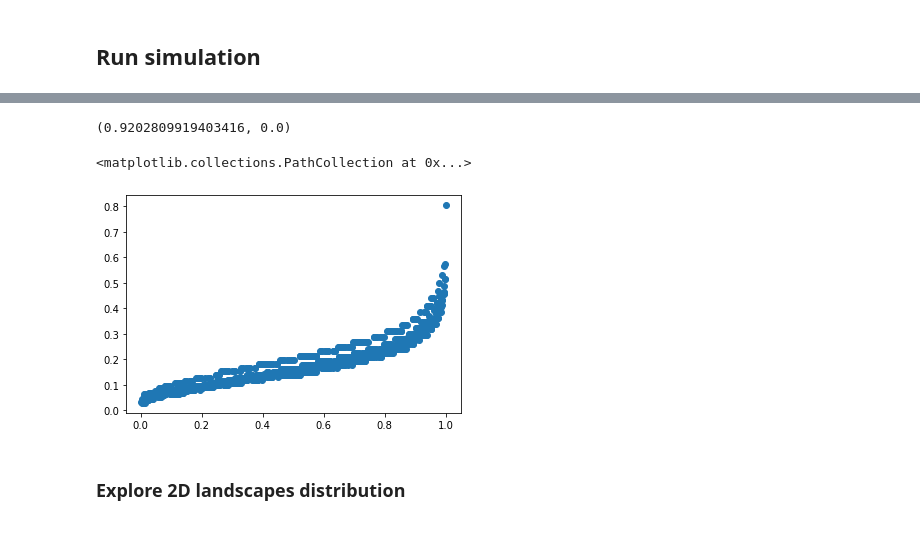
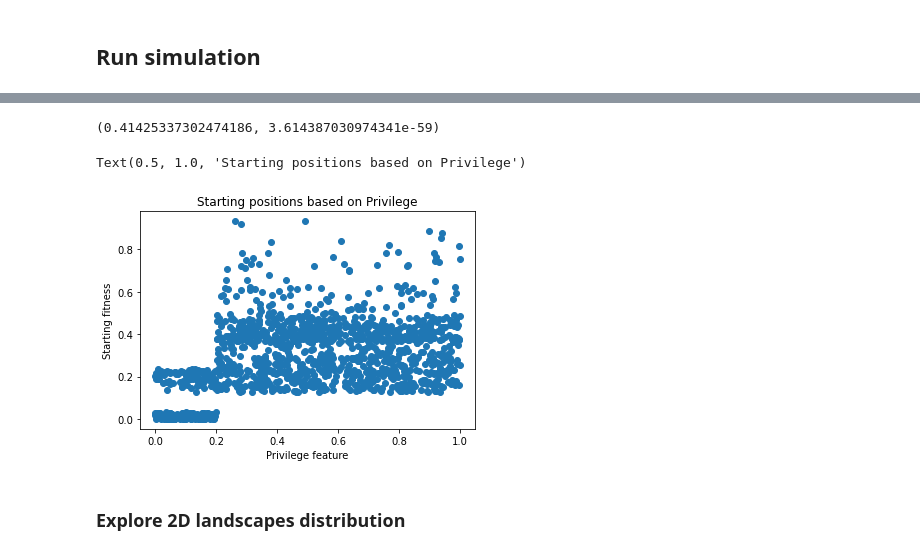
Before and after one commit to sheuschk/DiversitySimulation, a Jupyter notebook: Constructing Bias - Mentorship (Simulation 1).ipynb, the cells around one changed output, grey strips where cells are left out. Cells and saved outputs as stored; diff of their text form; code cells hidden in the pictures.

Commit message:
Update privilege in Sim 1

```diff
--- a/CCN_style_simulation.ipynb
+++ b/Constructing Bias - Mentorship (Simulation 1).ipynb
@@ -287,0 +290,18 @@ print(pearsonr(rho, scores))
+# %%
+n_agents = 700
+majority_treshold = 0.8
+minority_treshold = 0.2
+
+rho = rng.random(n_agents)
+
+_, S = initialize_starting_position_NK_minority(env, n_agents, rho, majority_treshold, minority_treshold)
+fig, axs = plt.subplots(1,2, figsize=(12,4))
+axs[0].hist(S, bins=20)
+axs[0].set_xlabel("Starting Fitness")
+axs[0].set_ylabel("Agent count (n=700)")
+
+axs[1].scatter(rho, S)
+m, c = np.polyfit(rho, S, 1)
+axs[1].plot(rho, m*rho + c, 'r')
+axs[1].set_ylabel("Starting Fitness")
+axs[1].set_xlabel("Privilege rho")
@@ -429,18 +449,17 @@ def run_simulation(grid_size, n_agents, intervention, F, lr, max_iter, env, all_
     if env_type != "NK":
         etas = scale_eta(F[:, 1])
     else:
-        # etas = np.clip(F[:, 1]*3, 1, 20).astype(int)
-        # etas = F[:, 1]**2
-        # etas = 15 + F[:, 1] * 5
         etas = F[:, 1]
     rho = F[:, -1]
 
     # Init agents based on privilege
     if env_type != "NK":
         all_positions, S = initialize_starting_position(env, n_agents, rho)
+        all_positions, S = initialize_starting_position_minority(env, n_agents, rho, 0.8, 0.2)
         # all_positions, S = initialize_starting_position_random(env, n_agents)
     else:
-        all_positions, S = initialize_starting_position_NK(env, n_agents, rho)
+        all_positions, S = initialize_starting_position_NK_minority(env, n_agents, rho, 0.8, 0.2)
+        # all_positions, S = initialize_starting_position_NK(env, n_agents, rho)
         # all_positions, S = initialize_starting_position_NK_fair(env, n_agents)
         # all_positions, S = initialize_starting_position_NK_random(env, n_agents)
 
@@ -485,8 +504,6 @@ def run_simulation(grid_size, n_agents, intervention, F, lr, max_iter, env, all_
                     next_position = draw_step(positions, p_dist, rng)
                     next_S = env[next_position[0]][next_position[1]]
                 else:
-                    # tau = (iteration+1)/ max_iter * 20
-                    # tau = 1/np.exp(-iteration/50)
                     tau = get_tau(iteration, max_iter, etas[agent_index])
 
                     # positions, p_dist = local_search_nk(env, all_positions[agent_index], S[agent_index], etas[agent_index], tau)
@@ -510,7 +527,7 @@ def run_simulation(grid_size, n_agents, intervention, F, lr, max_iter, env, all_
         # 4.1 Gradient of intervention
         if intervention is True:
             # if (intervention_start < iteration):
-            if (intervention_start < iteration <= intervention_start+5):
+            if (intervention_start < iteration <= intervention_start + intervention_duration):
                 grad_rm = run_intervention(n_roleModels, sigma, F, W, F_rm, R_rm, b, rng)
                 W -= lr * grad_rm
 
@@ -585,7 +602,8 @@ def run(total_simulations, intervention, env_type):
                 R_rm = initialize_role_models(env, n_roleModels)
 
         # Create traits
-        F = create_feature_vector(n_agents=n_agents, noise_features=noise_features, rng=rng)
+        # F = create_feature_vector(n_agents=n_agents, noise_features=noise_features, rng=rng)
+        F = rng.random((n_agents, 4))
 
         S_history, W, A, loss, W_history = run_simulation(grid_size=grid_size, n_agents=n_agents, intervention=intervention,
                                                           F=F, lr=lr, max_iter=max_iterations,
@@ -615,7 +633,7 @@ def run(total_simulations, intervention, env_type):
     return W_results, S_results, all_results
 # %%
 # Simulation parameter
-seed = 0
+seed = 9
 
 grid_size = 1000
 total_simulations = 200
@@ -641,5 +659,5 @@ lambda_scale = 0.9  # Label decay
 R_scale = lambda_scale ** np.arange(max_iterations - 1, -1, -1)
 
 
-env_type = "NK" # "NK" # 2D
+env_type = "2D" # "NK" # 2D
 # %%
@@ -724,11 +747,14 @@ Intervention
 # %%
 # Correlation: start value - privilege
 print(pearsonr(all_results_int[:,3], all_results_int[:,10]))
 plt.scatter(all_results_int[:,3], all_results_int[:,10])
+plt.xlabel("Privilege feature")
+plt.ylabel("Starting fitness")
+plt.title("Starting positions based on Privilege")
 # %% [output]
-(0.9202809919403416, 0.0)
+(0.41425337302474186, 3.614387030974341e-59)
-<matplotlib.collections.PathCollection at 0x...>
+Text(0.5, 1.0, 'Starting positions based on Privilege')
-[figure, old version]
+[figure, new version]
 # %%
 """
 with open('intervention.npy', 'wb') as f:
```
Also changed, not shown: parts of 13 cells of this notebook, 1 other file.
